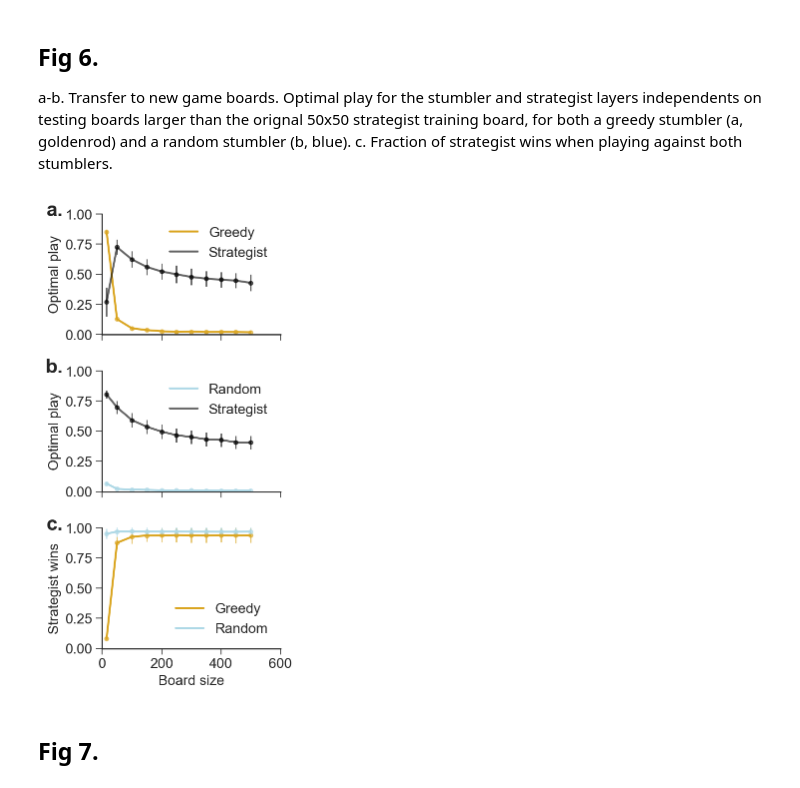
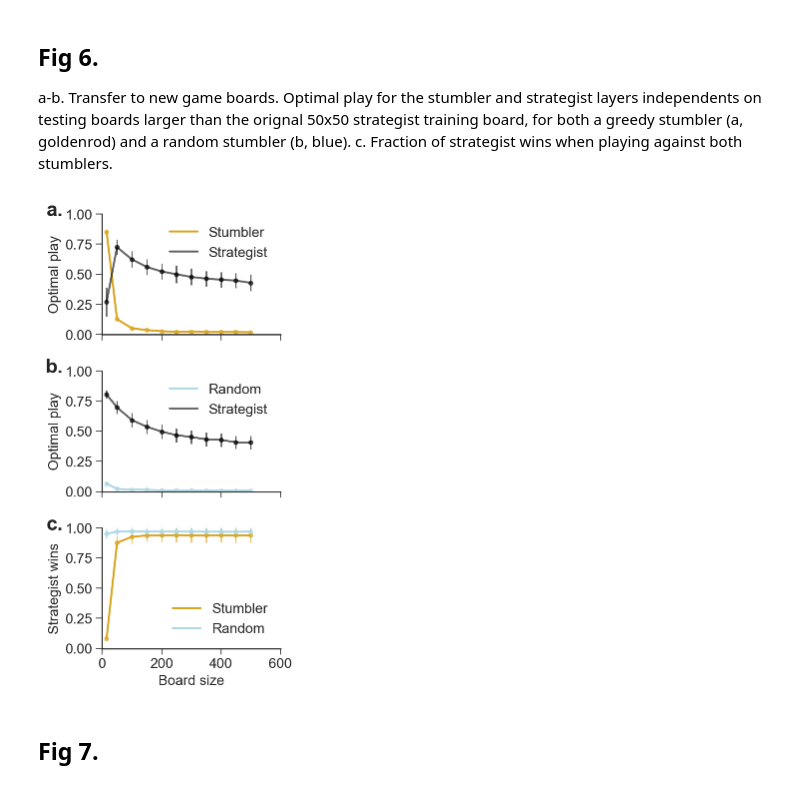
Before and after one commit to CoAxLab/azad, a Jupyter notebook: notebooks/figures.ipynb, the cells around one changed output. Cells and saved outputs as stored; diff of their text form; code cells hidden in the pictures.

```diff
--- a/notebooks/figures.ipynb
+++ b/notebooks/figures.ipynb
@@ -363,7 +448,7 @@ for i, (game, v) in enumerate(exp_24_a.items()):
     m.append(np.mean(v["stumbler_score"]))
     s.append(2*st.sem(v["stumbler_score"]))
 _ = ax[0].errorbar(x=g, y=m, yerr=s, fmt='o', color='goldenrod', alpha=0.6, markersize=4)
-_ = ax[0].plot(g, m, linestyle="-", linewidth=2, color='goldenrod',  alpha=1.0, label="Greedy")
+_ = ax[0].plot(g, m, linestyle="-", linewidth=2, color='goldenrod',  alpha=1.0, label="Stumbler")
 
 # Strategist
 g, m, s = [], [], []
@@ -414,35 +499,35 @@ n_eval = 1000.0
 # Greedy
 g, m, s = [], [], []
 for i, (game, v) in enumerate(exp_24_a.items()):
     g.append(game[1])
     m.append(np.mean(v["wins"])/n_eval)
     s.append(2*st.sem(v["wins"])/n_eval)
 _ = ax[2].errorbar(x=g, y=m, yerr=s, fmt='o', color='goldenrod', alpha=0.6, markersize=4)
-_ = ax[2].plot(g, m, linestyle="-", linewidth=2, color='goldenrod', alpha=1, label="Greedy")
+_ = ax[2].plot(g, m, linestyle="-", linewidth=2, color='goldenrod', alpha=1, label="Stumbler")
 
 # Random
 g, m, s = [], [], []
 for i, (game, v) in enumerate(exp_24_b.items()):
     g.append(game[1])
     m.append(np.mean(v["wins"])/n_eval)
     s.append(2*st.sem(v["wins"])/n_eval)
 _ = ax[2].errorbar(x=g, y=m, yerr=s, fmt='o', color='lightblue', alpha=0.6, markersize=4)
 _ = ax[2].plot(g, m, linestyle="-", linewidth=2, color='lightblue', label="Random")
 _ = ax[2].text(-0.22, 1.1, "c.", transform=ax[2].transAxes,
       fontsize=20, fontweight='bold', va='top', ha='right')
 
 _ = ax[2].legend()
 _ = ax[2].set_xlabel("Board size")
 _ = ax[2].set_ylabel("Strategist wins")
 _ = ax[2].set_ylim(0, 1)
 _ = ax[2].set_xlim(0, 600)
 
 _ = sns.despine()
 _ = fig.subplots_adjust(hspace=.3)
 
 plt.savefig("figure_6.png", dpi=500, bbox_inches='tight')
 # %% [output]
-[figure, old version]
+[figure, new version]
 # %% [markdown]
 ## Fig 7.
 # %%
```
Also changed, not shown: parts of 10 cells of this notebook.
